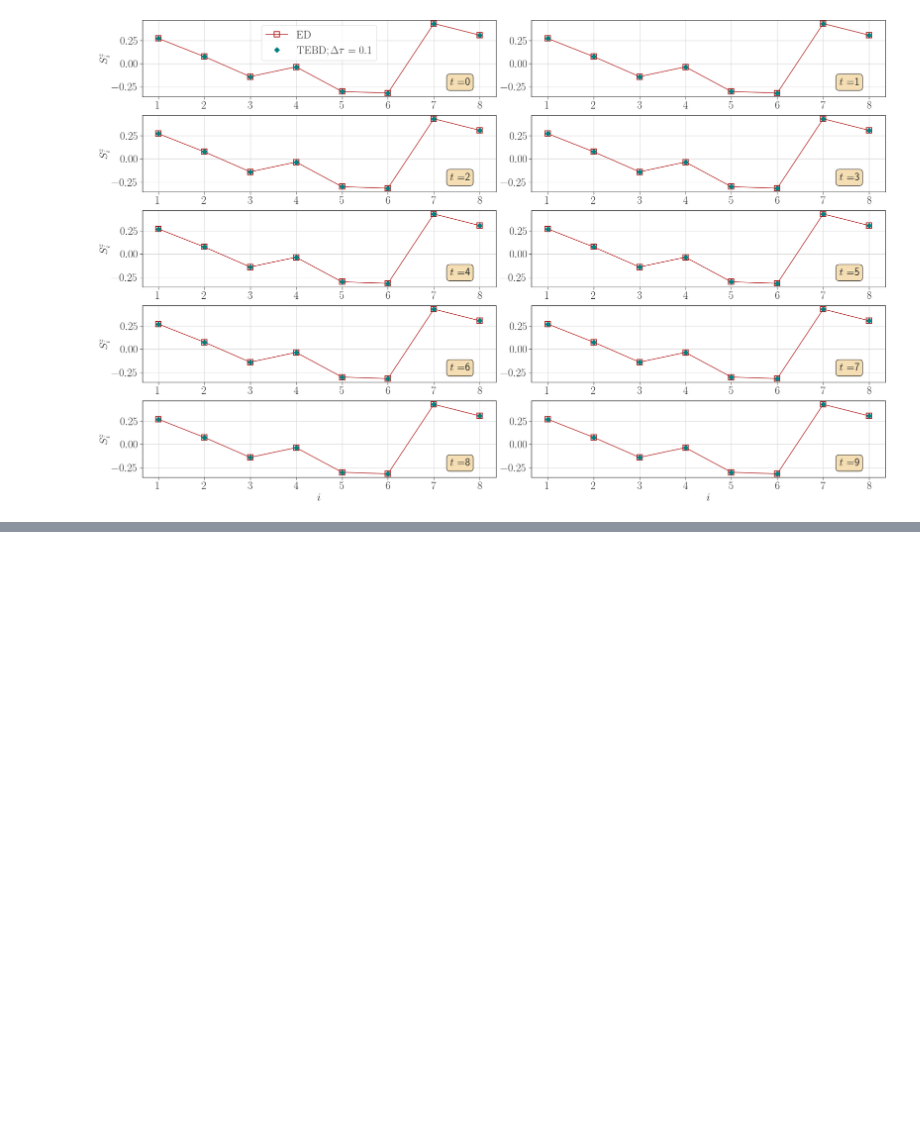
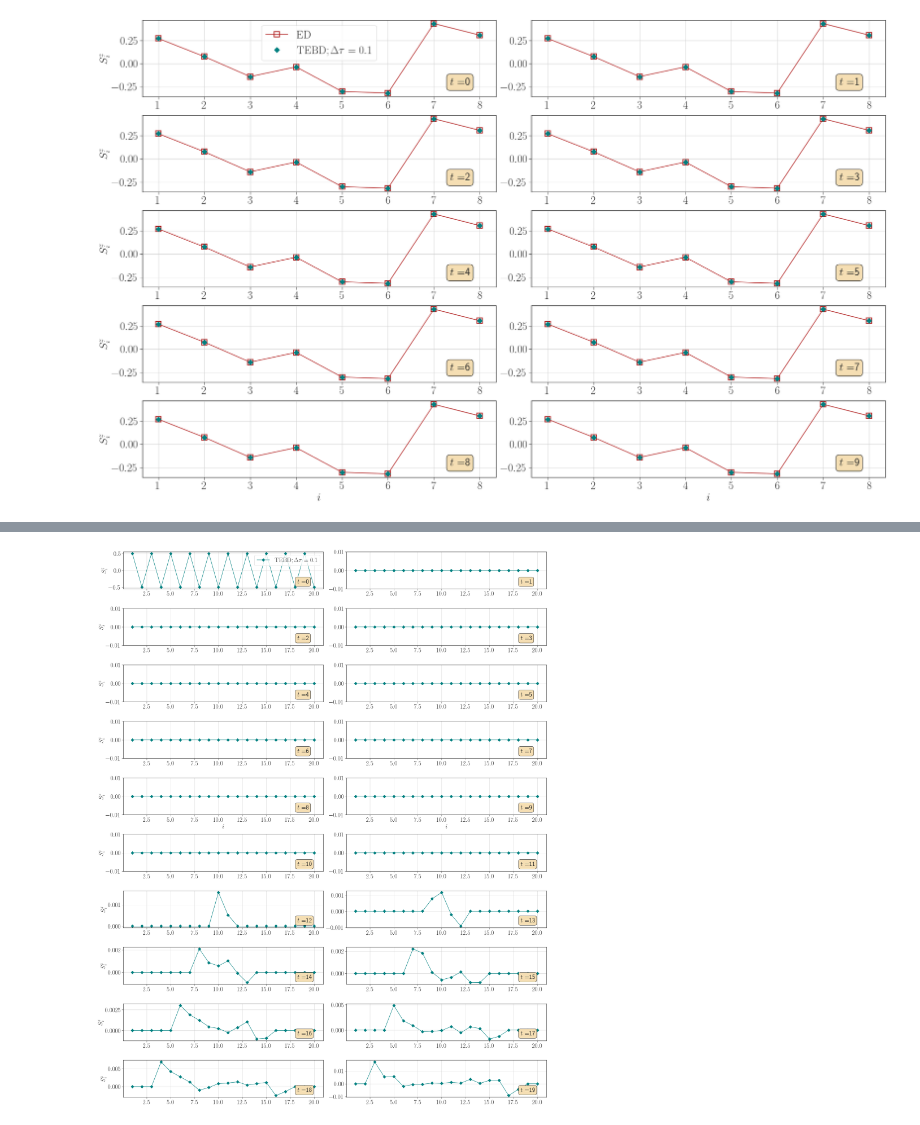
Before and after one commit to xiaobo-23/EntangledLightConeSampling, a Jupyter notebook: HQA_Data_Analysis.ipynb, the cells around one changed output, grey strips where cells are left out. Saved outputs shown, nothing was run; the diff lists cells and outputs as text; code cells hidden in the pictures; blank space fills up the shorter version.

```diff
--- a/HQA_Data_Analysis.ipynb
+++ b/HQA_Data_Analysis.ipynb
@@ -580,0 +589,36 @@ ax1.grid()
+# %%
+'''
+    Analyze the \Delta\tau dependence of real-time dynamics for the kicked Ising model
+'''
+
+fig = plt.figure(figsize = (25, 50 * goldenRatio), tight_layout = True)
+spec = gridspec.GridSpec(nrows = 10, ncols = 2, figure = fig)
+plt.style.use('seaborn-ticks')
+
+for ind in range(20):
+    ind1 = ind // 2
+    ind2 = ind % 2
+    ax = fig.add_subplot(spec[ind1, ind2])
+    ax.plot(np.arange(1, 21), Sz_TEBD_N20[10 * ind, :].real, linestyle = "-", color = 'teal', marker = 'D', markersize = 9, \
+         markeredgecolor = 'teal', markeredgewidth = 1, label = r'$\rm TEBD; \Delta\tau = 0.1$')
+
+    if max(Sz_TEBD_N20[10 * ind, :]) < 1E-8:
+        ax.set_ylim(-0.01, 0.01)
+
+    if ind == 0:
+        ax.legend(frameon = True, fontsize = 25, ncol = 1)
+
+    if ind2 == 0:
+        ax.set_ylabel(r'$S^{z}_{i}$', fontsize = 25)
+
+    ax.tick_params(axis = "both", which = "major", labelsize = 25)
+    ax.text(.87, .15, r'$t = $' + str(ind), \
+            transform = ax.transAxes, fontsize = 25, bbox = dict(boxstyle = "round", facecolor = 'wheat', alpha = 1.0))
+    ax.grid()
+
+    if ind1 == 4:
+        ax.set_xlabel(r'$i$', fontsize = 25)
+
+# plt.savefig('Figures/Kicked_Ising_h0.2_TEBD_ED_Benchmark_Sz_Longitudinal_Only_Random_QN_Link2.pdf')
+# %% [output]
+[figure, added]
```
Also changed, not shown: parts of 7 cells of this notebook, 4 other files.
